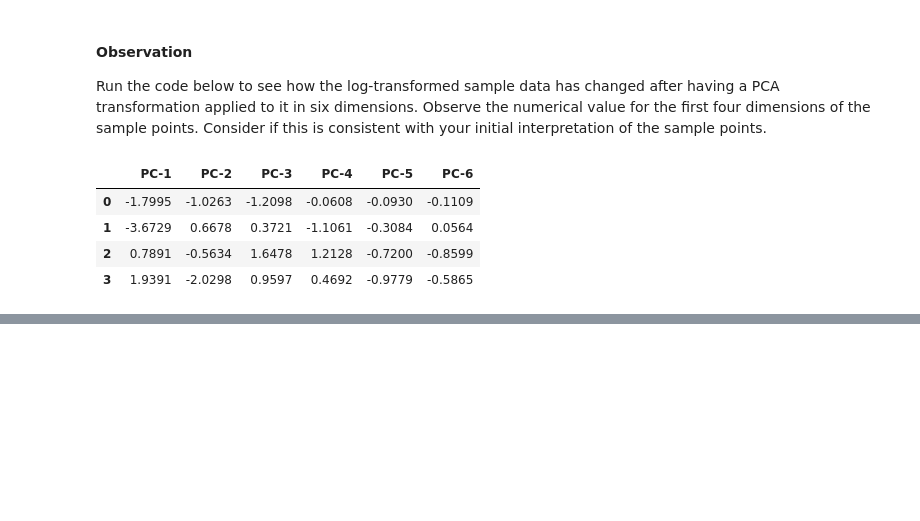
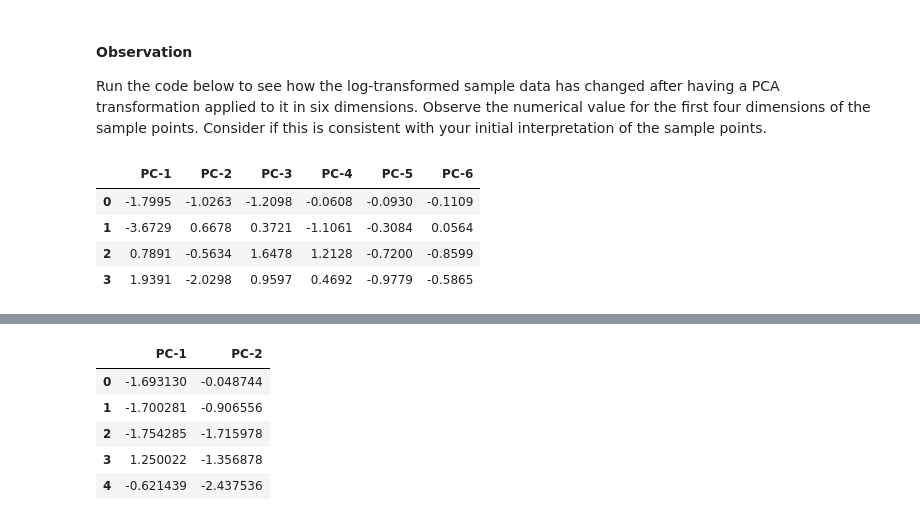
Before and after one commit to waficf/Python_Data_Training, a Jupyter notebook: Wholesale_Cluster.ipynb, the cells around one changed output, grey strips where cells are left out. Cells and saved outputs as stored; diff of their text form; code cells hidden in the pictures; blank space fills up the shorter version.

```diff
--- a/Wholesale_Cluster.ipynb
+++ b/Wholesale_Cluster.ipynb
@@ -410,0 +419,21 @@ display(pd.DataFrame(np.round(pca_sample, 4), columns = pca_df.index.values))
+# %%
+# TODO: Apply PCA by fitting the good data with only two dimensions
+pca = PCA(n_components=2)
+pca.fit(good_data)
+
+# TODO: Transform the good data using the PCA fit above
+reduced_data = pca.fit_transform(good_data)
+
+# TODO: Transform the sample log-data using the PCA fit above
+pca_samples = pca.transform(log_data)
+
+# Create a DataFrame for the reduced data
+pca_df_2 = pd.DataFrame.from_records(reduced_data, columns = ['PC-1', 'PC-2'])
+pca_df_2.head()
+# %% [output]
+|  | PC-1 | PC-2 |
+| 0 | -1.693130 | -0.048744 |
+| 1 | -1.700281 | -0.906556 |
+| 2 | -1.754285 | -1.715978 |
+| 3 | 1.250022 | -1.356878 |
+| 4 | -0.621439 | -2.437536 |
```
Also changed, not shown: parts of 11 cells of this notebook.
